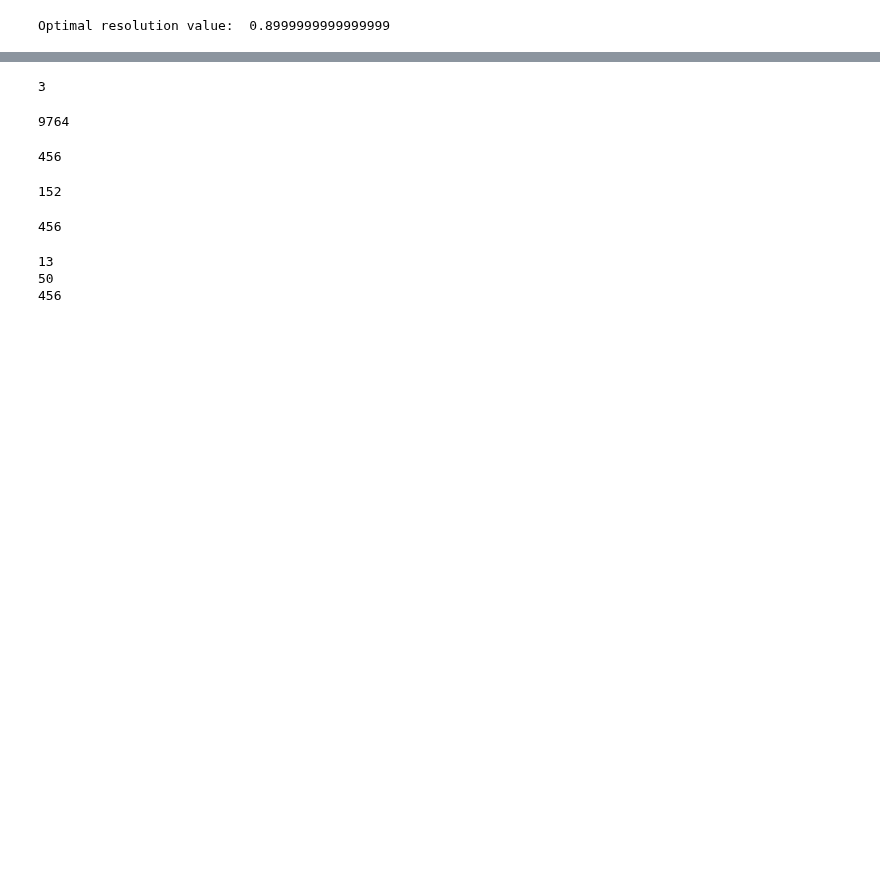
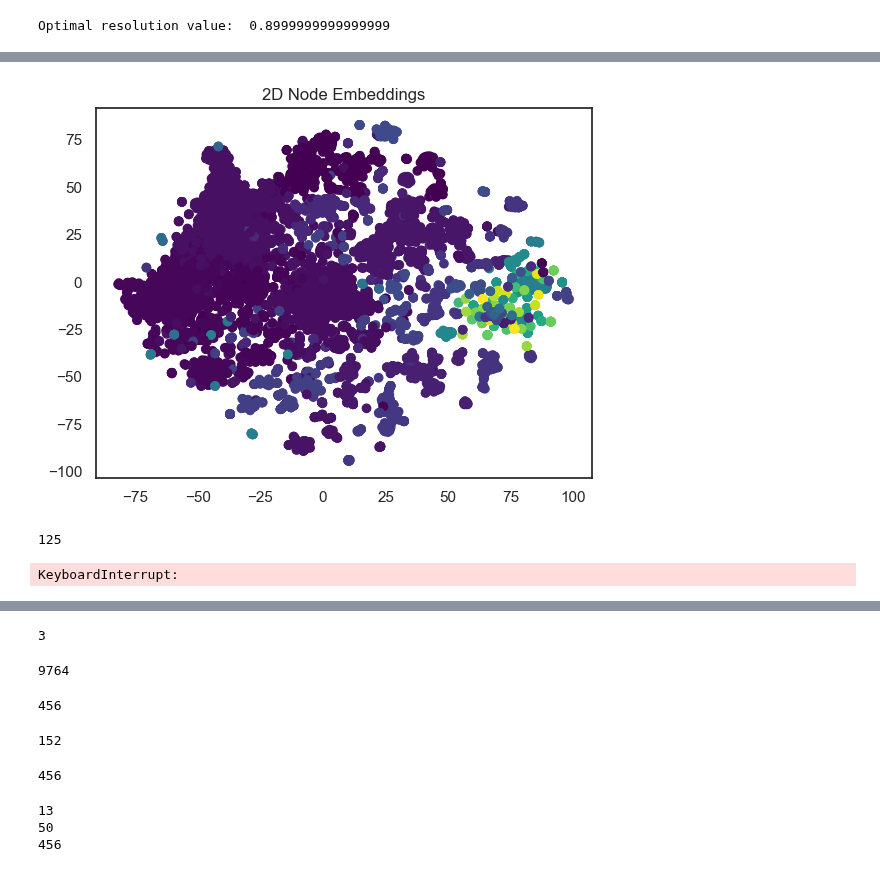
Before and after one commit to menchelab/Exposome, a Jupyter notebook: Exp_fin_4_5_Louvain_Cluster_weighted.ipynb, the cells around one changed output, grey strips where cells are left out. Cells and saved outputs as stored; diff of their text form; code cells hidden in the pictures; blank space fills up the shorter version.

```diff
--- a/Exp_fin_4_5_Louvain_Cluster_weighted.ipynb
+++ b/Exp_fin_4_5_Louvain_Cluster_weighted.ipynb
@@ -655,0 +311,6 @@ filtered_unweighted_exp_graph_significant_path_lengths = dict(nx.all_pairs_short
+# %%
+with open('output/Communities/filtered_weighted_exp_embeddings.pickle', 'wb') as handle:
+    pk.dump(filtered_weighted_exp_embeddings, handle, protocol=pk.HIGHEST_PROTOCOL)
+# %%
+with open('output/Communities/filtered_weighted_exp_embeddings.pickle', 'rb') as handle:
+    filtered_weighted_exp_embeddings = pk.load(handle)
@@ -655,0 +322,2 @@ filtered_unweighted_exp_graph_significant_path_lengths = dict(nx.all_pairs_short
+# %%
+labels = np.array([filtered_weighted_exp_graph_significant_best_partition[node] for node in filtered_weighted_exp_graph_significant.nodes()])
@@ -656,3 +329,14 @@ filtered_unweighted_exp_graph_significant_path_lengths = dict(nx.all_pairs_short
+# %%
+
+plt.scatter(embedding_2d[:,0], embedding_2d[:,1], c=labels, cmap='viridis')
+plt.title('2D Node Embeddings')
+plt.show()
+# %% [output]
+[figure, added]
+# %%
+len(set(labels))
+# %% [output]
+125
 # %%
 with open('output/Communities/unfiltered_unweighted_exp_graph_significant_path_lengths.pickle', 'wb') as handle:
     pk.dump(unfiltered_unweighted_exp_graph_significant_path_lengths, handle, protocol=pk.HIGHEST_PROTOCOL)
@@ -665,6 +355,14 @@ with open('output/Communities/unfiltered_unweighted_exp_graph_significant_path_l
 
 with open('output/Communities/filtered_unweighted_exp_graph_significant_path_lengths.pickle', 'rb') as handle:
     filtered_unweighted_exp_graph_significant_path_lengths = pk.load(handle)
+
+with open('output/Communities/unfiltered_weighted_exp_graph_significant_path_lengths.pickle', 'rb') as handle:
+    unfiltered_weighted_exp_graph_significant_path_lengths = pk.load(handle)
+
+with open('output/Communities/filtered_weighted_exp_graph_significant_path_lengths.pickle', 'rb') as handle:
+    filtered_weighted_exp_graph_significant_path_lengths = pk.load(handle)
+# %% [output]
+KeyboardInterrupt:
 # %%
 #For convenience, I will compute this analysis on the cluster
 #This cell will calculate the Silhouette score of the communities identified with the best resolution parameter for all EEN options
```
Also changed, not shown: parts of 66 cells of this notebook, 5 other files.
